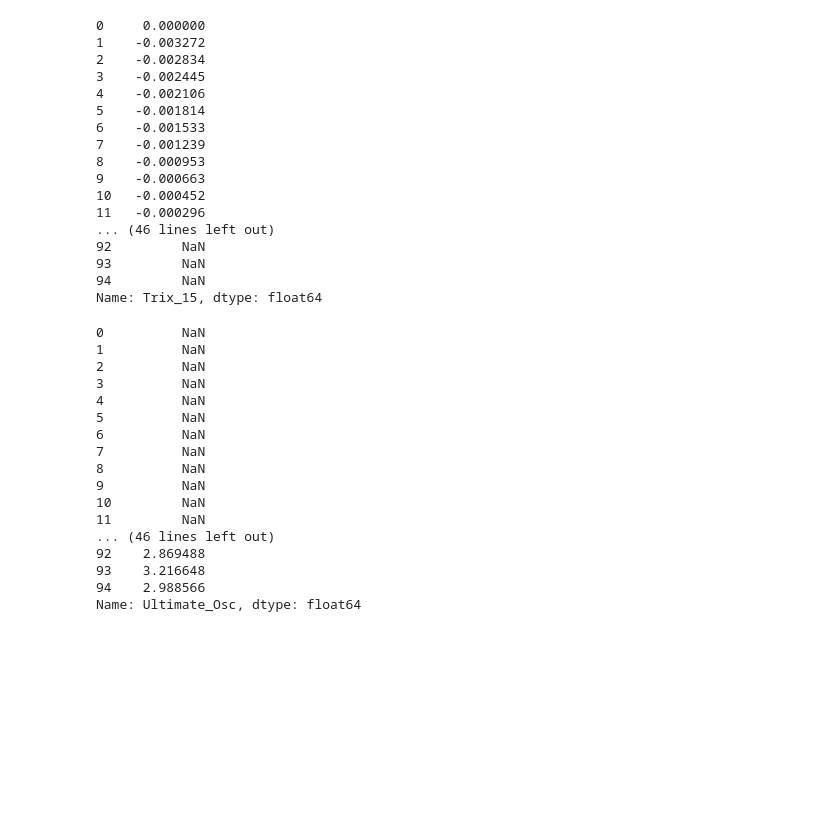
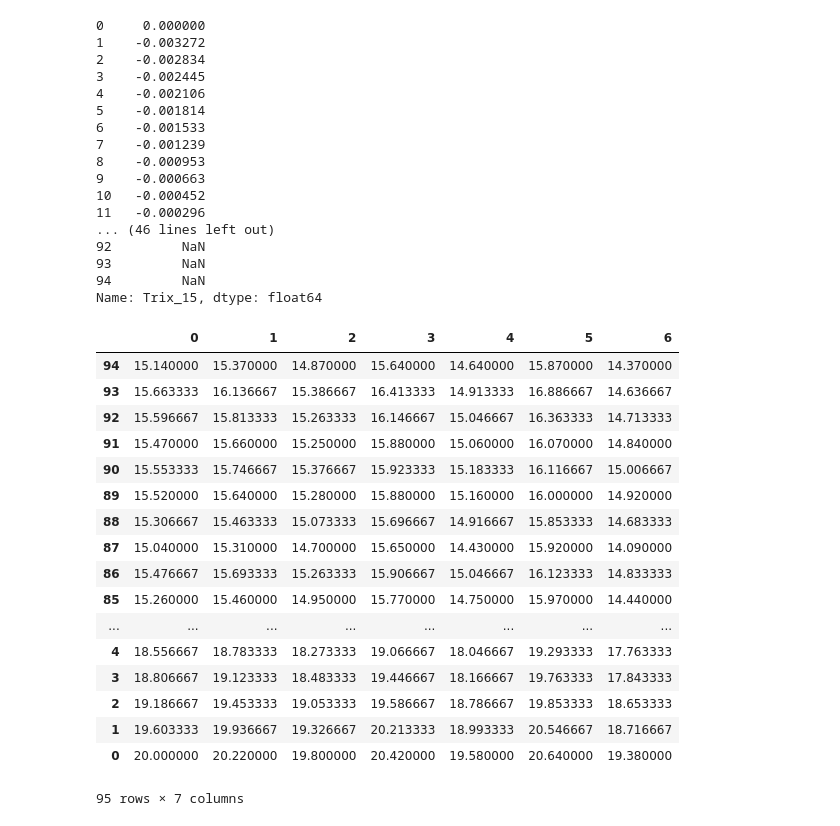
Before and after one commit to fclesio/learning-space, a Jupyter notebook: Python/Yahoo Finance Algo Trading Weekly.ipynb, the cells around one changed output. Cells and saved outputs as stored; diff of their text form; code cells hidden in the pictures; blank space fills up the shorter version.

Commit message:
Pivot Points, Supports and Resistances indicators

```diff
--- a/Python/Yahoo Finance Algo Trading Weekly.ipynb
+++ b/Python/Yahoo Finance Algo Trading Weekly.ipynb
@@ -326,23 +326,38 @@ def ULTOSC(df):
         i = i + 1
     result = pd.Series((4 * pd.rolling_sum(pd.Series(BP_l), 7) / pd.rolling_sum(pd.Series(TR_l), 7)) + (2 * pd.rolling_sum(pd.Series(BP_l), 14) / pd.rolling_sum(pd.Series(TR_l), 14)) + (pd.rolling_sum(pd.Series(BP_l), 28) / pd.rolling_sum(pd.Series(TR_l), 28)), name='Ultimate_Osc')
     return (result)
+# %%
+def PPSR(df):
+    """
+    Pivot Points, Supports and Resistances
+    """
+    PP = pd.Series((df['High'] + df['Low'] + df['Close']) / 3)
+    R1 = pd.Series(2 * PP - df['Low'])
+    S1 = pd.Series(2 * PP - df['High'])
+    R2 = pd.Series(PP + df['High'] - df['Low'])
+    S2 = pd.Series(PP - df['High'] + df['Low'])
+    R3 = pd.Series(df['High'] + 2 * (PP - df['Low']))
+    S3 = pd.Series(df['Low'] - 2 * (df['High'] - PP))
+    result = pd.DataFrame([PP, R1, S1, R2, S2, R3, S3]).transpose()
+    return (result)
 # %%
-ULTOSC(df_wege)
+PPSR(df_wege)
 # %% [output]
+|  | 0 | 1 | 2 | 3 | 4 | 5 | 6 |
+| 94 | 15.140000 | 15.370000 | 14.870000 | 15.640000 | 14.640000 | 15.870000 | 14.370000 |
+| 93 | 15.663333 | 16.136667 | 15.386667 | 16.413333 | 14.913333 | 16.886667 | 14.636667 |
+| 92 | 15.596667 | 15.813333 | 15.263333 | 16.146667 | 15.046667 | 16.363333 | 14.713333 |
+| 91 | 15.470000 | 15.660000 | 15.250000 | 15.880000 | 15.060000 | 16.070000 | 14.840000 |
+| 90 | 15.553333 | 15.746667 | 15.376667 | 15.923333 | 15.183333 | 16.116667 | 15.006667 |
+| 89 | 15.520000 | 15.640000 | 15.280000 | 15.880000 | 15.160000 | 16.000000 | 14.920000 |
+| 88 | 15.306667 | 15.463333 | 15.073333 | 15.696667 | 14.916667 | 15.853333 | 14.683333 |
+| 87 | 15.040000 | 15.310000 | 14.700000 | 15.650000 | 14.430000 | 15.920000 | 14.090000 |
+| 86 | 15.476667 | 15.693333 | 15.263333 | 15.906667 | 15.046667 | 16.123333 | 14.833333 |
+| 85 | 15.260000 | 15.460000 | 14.950000 | 15.770000 | 14.750000 | 15.970000 | 14.440000 |
+| ... | ... | ... | ... | ... | ... | ... | ... |
+| 4 | 18.556667 | 18.783333 | 18.273333 | 19.066667 | 18.046667 | 19.293333 | 17.763333 |
+| 3 | 18.806667 | 19.123333 | 18.483333 | 19.446667 | 18.166667 | 19.763333 | 17.843333 |
+| 2 | 19.186667 | 19.453333 | 19.053333 | 19.586667 | 18.786667 | 19.853333 | 18.653333 |
+| 1 | 19.603333 | 19.936667 | 19.326667 | 20.213333 | 18.993333 | 20.546667 | 18.716667 |
+| 0 | 20.000000 | 20.220000 | 19.800000 | 20.420000 | 19.580000 | 20.640000 | 19.380000 |
-0          NaN
-1          NaN
-2          NaN
-3          NaN
-4          NaN
-5          NaN
-6          NaN
-7          NaN
-8          NaN
-9          NaN
-10         NaN
-11         NaN
-... (46 lines left out)
-92    2.869488
-93    3.216648
-94    2.988566
-Name: Ultimate_Osc, dtype: float64
+95 rows × 7 columns
```
